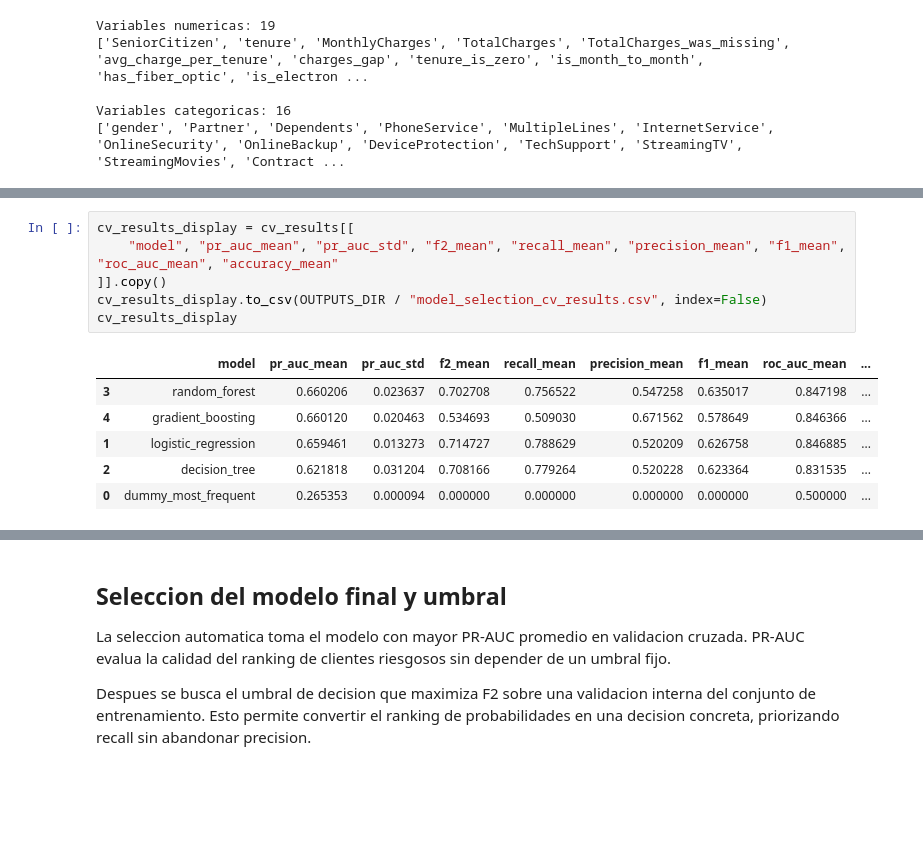
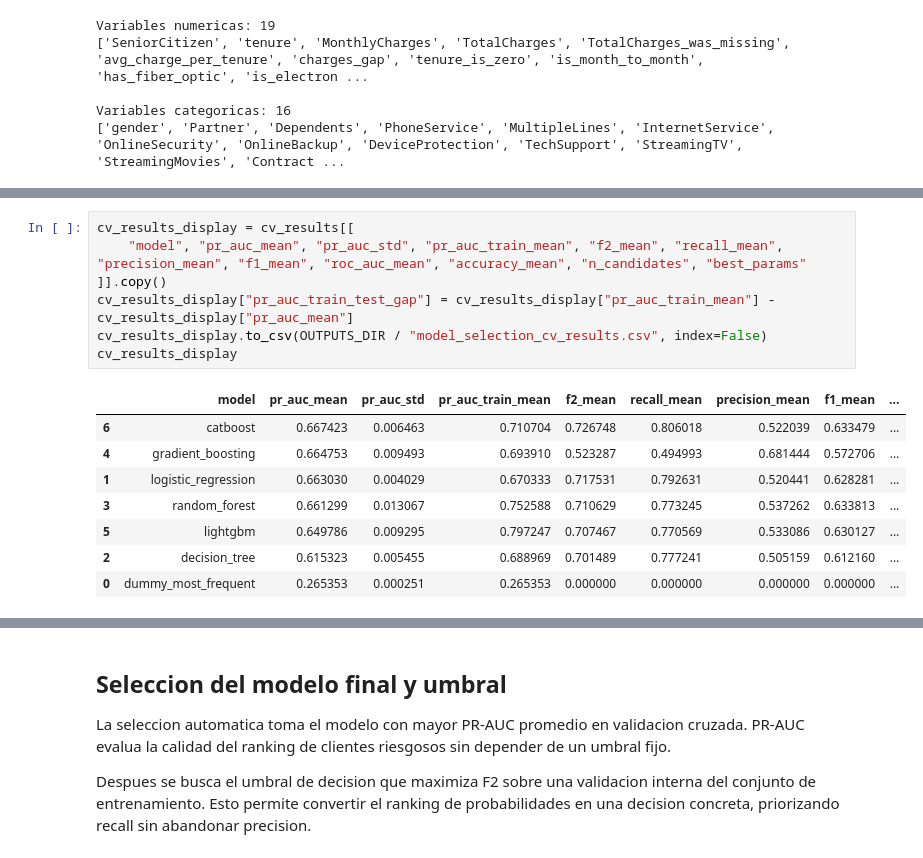
Before and after one commit to matigold22/Final_Predictiva, a Jupyter notebook: notebooks/01_train_final_model.ipynb, the cells around one changed output, grey strips where cells are left out. Drawn from its saved outputs; the diff is of its cells as text; blank space fills up the shorter version.

Commit message:
Add LightGBM and CatBoost model tuning

```diff
--- a/notebooks/01_train_final_model.ipynb
+++ b/notebooks/01_train_final_model.ipynb
@@ -364,16 +464,19 @@ cv_results
 # %%
 cv_results_display = cv_results[[
-    "model", "pr_auc_mean", "pr_auc_std", "f2_mean", "recall_mean", "precision_mean", "f1_mean", "roc_auc_mean", "accuracy_mean"
+    "model", "pr_auc_mean", "pr_auc_std", "pr_auc_train_mean", "f2_mean", "recall_mean", "precision_mean", "f1_mean", "roc_auc_mean", "accuracy_mean", "n_candidates", "best_params"
 ]].copy()
+cv_results_display["pr_auc_train_test_gap"] = cv_results_display["pr_auc_train_mean"] - cv_results_display["pr_auc_mean"]
 cv_results_display.to_csv(OUTPUTS_DIR / "model_selection_cv_results.csv", index=False)
 cv_results_display
 # %% [output]
-|  | model | pr_auc_mean | pr_auc_std | f2_mean | recall_mean | precision_mean | f1_mean | roc_auc_mean | ... |
-| 3 | random_forest | 0.660206 | 0.023637 | 0.702708 | 0.756522 | 0.547258 | 0.635017 | 0.847198 | ... |
-| 4 | gradient_boosting | 0.660120 | 0.020463 | 0.534693 | 0.509030 | 0.671562 | 0.578649 | 0.846366 | ... |
-| 1 | logistic_regression | 0.659461 | 0.013273 | 0.714727 | 0.788629 | 0.520209 | 0.626758 | 0.846885 | ... |
-| 2 | decision_tree | 0.621818 | 0.031204 | 0.708166 | 0.779264 | 0.520228 | 0.623364 | 0.831535 | ... |
-| 0 | dummy_most_frequent | 0.265353 | 0.000094 | 0.000000 | 0.000000 | 0.000000 | 0.000000 | 0.500000 | ... |
+|  | model | pr_auc_mean | pr_auc_std | pr_auc_train_mean | f2_mean | recall_mean | precision_mean | f1_mean | ... |
+| 6 | catboost | 0.667423 | 0.006463 | 0.710704 | 0.726748 | 0.806018 | 0.522039 | 0.633479 | ... |
+| 4 | gradient_boosting | 0.664753 | 0.009493 | 0.693910 | 0.523287 | 0.494993 | 0.681444 | 0.572706 | ... |
+| 1 | logistic_regression | 0.663030 | 0.004029 | 0.670333 | 0.717531 | 0.792631 | 0.520441 | 0.628281 | ... |
+| 3 | random_forest | 0.661299 | 0.013067 | 0.752588 | 0.710629 | 0.773245 | 0.537262 | 0.633813 | ... |
+| 5 | lightgbm | 0.649786 | 0.009295 | 0.797247 | 0.707467 | 0.770569 | 0.533086 | 0.630127 | ... |
+| 2 | decision_tree | 0.615323 | 0.005455 | 0.688969 | 0.701489 | 0.777241 | 0.505159 | 0.612160 | ... |
+| 0 | dummy_most_frequent | 0.265353 | 0.000251 | 0.265353 | 0.000000 | 0.000000 | 0.000000 | 0.000000 | ... |
 # %%
 ax = cv_results_display.sort_values("pr_auc_mean").plot(
     kind="barh",
```
Also changed, not shown: parts of 17 cells of this notebook, 18 other files.
